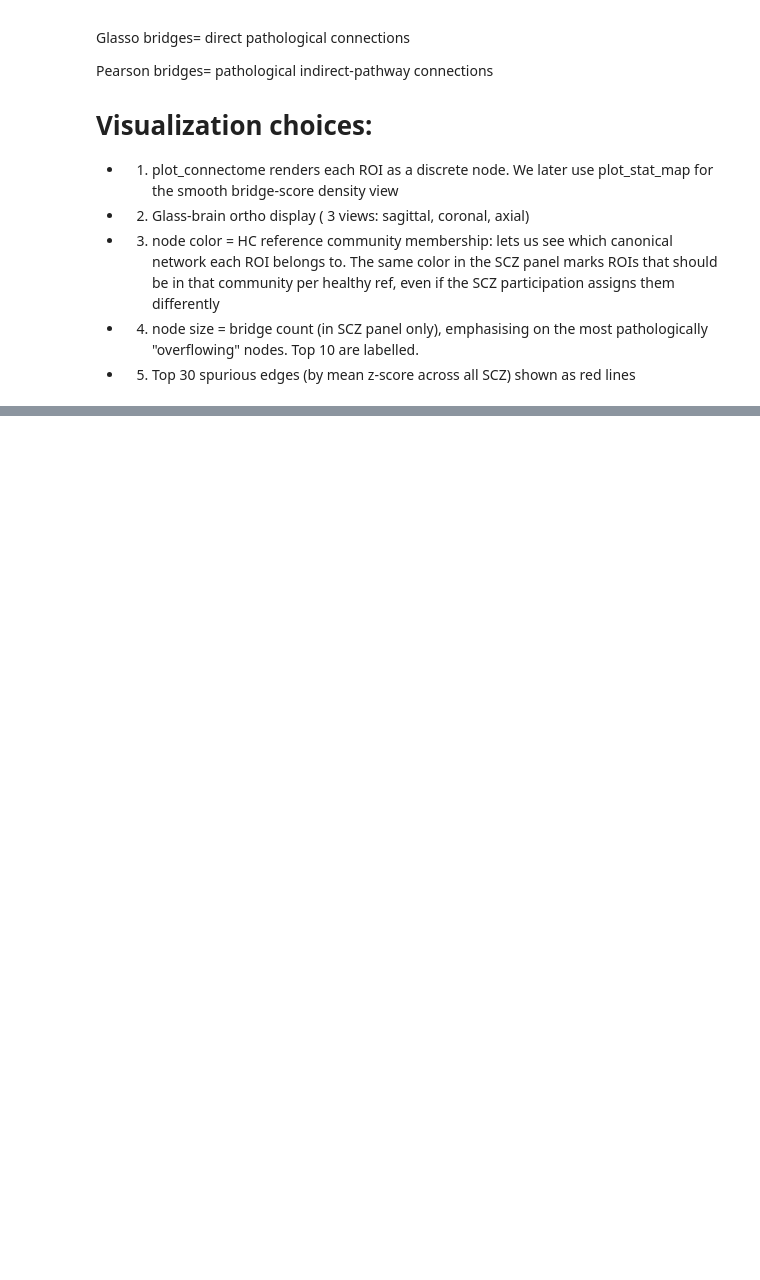
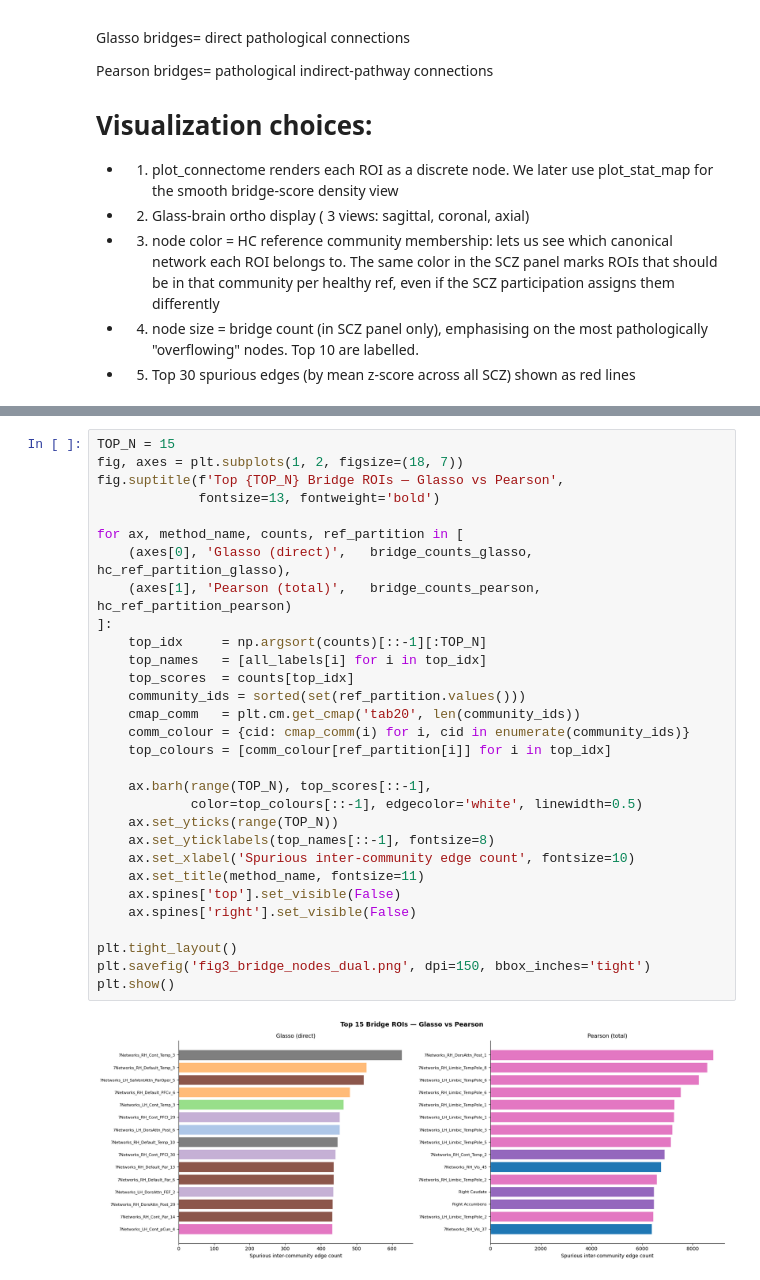
Before and after one commit to kkentia/SMA-schizo-nets, a Jupyter notebook: louvain_visualizations.ipynb, the cells around one changed output, grey strips where cells are left out. Saved outputs shown, nothing was run; the diff lists cells and outputs as text; blank space fills up the shorter version.

```diff
--- a/louvain_visualizations.ipynb
+++ b/louvain_visualizations.ipynb
@@ -1286,0 +1297,32 @@ Saved: fig2_brain_communities_pearson.png
+# %%
+TOP_N = 15
+fig, axes = plt.subplots(1, 2, figsize=(18, 7))
+fig.suptitle(f'Top {TOP_N} Bridge ROIs — Glasso vs Pearson',
+             fontsize=13, fontweight='bold')
+
+for ax, method_name, counts, ref_partition in [
+    (axes[0], 'Glasso (direct)',   bridge_counts_glasso,  hc_ref_partition_glasso),
+    (axes[1], 'Pearson (total)',   bridge_counts_pearson, hc_ref_partition_pearson)
+]:
+    top_idx     = np.argsort(counts)[::-1][:TOP_N]
+    top_names   = [all_labels[i] for i in top_idx]
+    top_scores  = counts[top_idx]
+    community_ids = sorted(set(ref_partition.values()))
+    cmap_comm   = plt.cm.get_cmap('tab20', len(community_ids))
+    comm_colour = {cid: cmap_comm(i) for i, cid in enumerate(community_ids)}
+    top_colours = [comm_colour[ref_partition[i]] for i in top_idx]
+
+    ax.barh(range(TOP_N), top_scores[::-1],
+            color=top_colours[::-1], edgecolor='white', linewidth=0.5)
+    ax.set_yticks(range(TOP_N))
+    ax.set_yticklabels(top_names[::-1], fontsize=8)
+    ax.set_xlabel('Spurious inter-community edge count', fontsize=10)
+    ax.set_title(method_name, fontsize=11)
+    ax.spines['top'].set_visible(False)
+    ax.spines['right'].set_visible(False)
+
+plt.tight_layout()
+plt.savefig('fig3_bridge_nodes_dual.png', dpi=150, bbox_inches='tight')
+plt.show()
+# %% [output]
+[figure, added]
```
Also changed, not shown: parts of 4 cells of this notebook.
